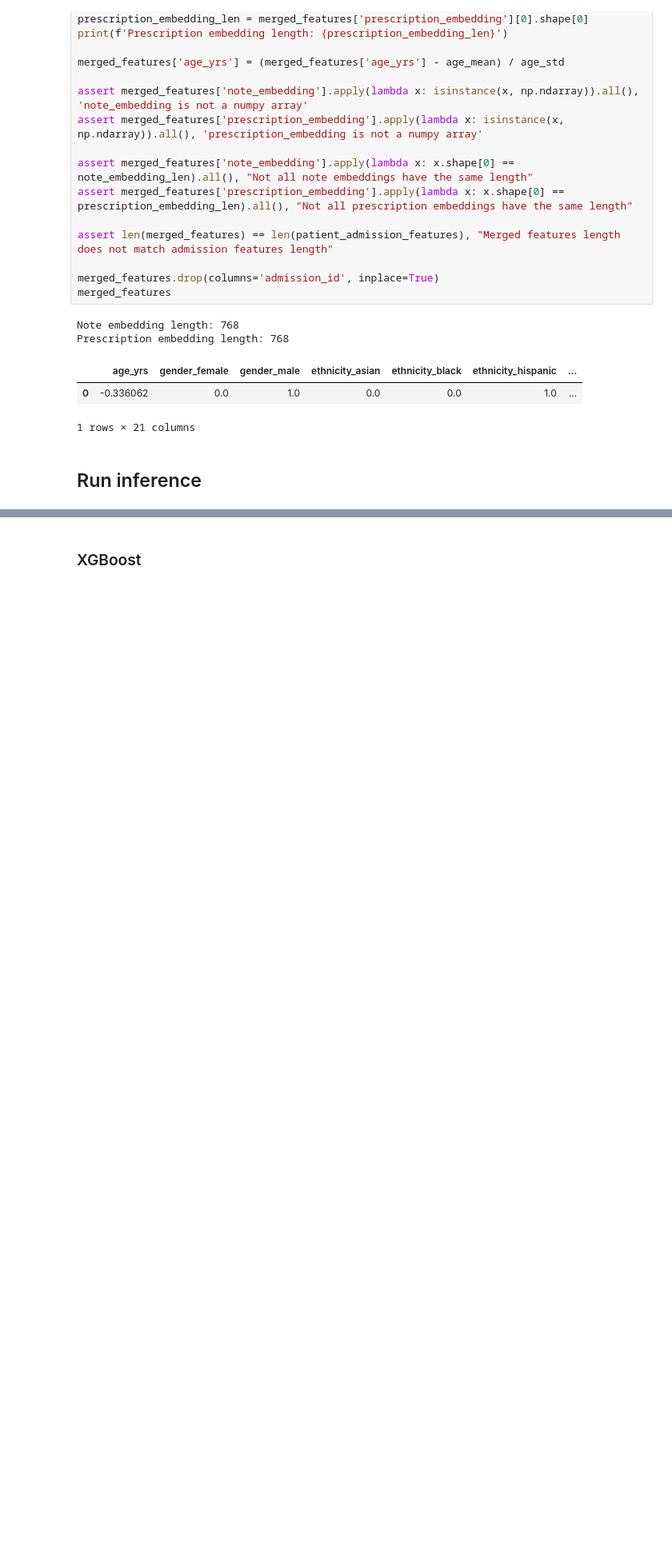
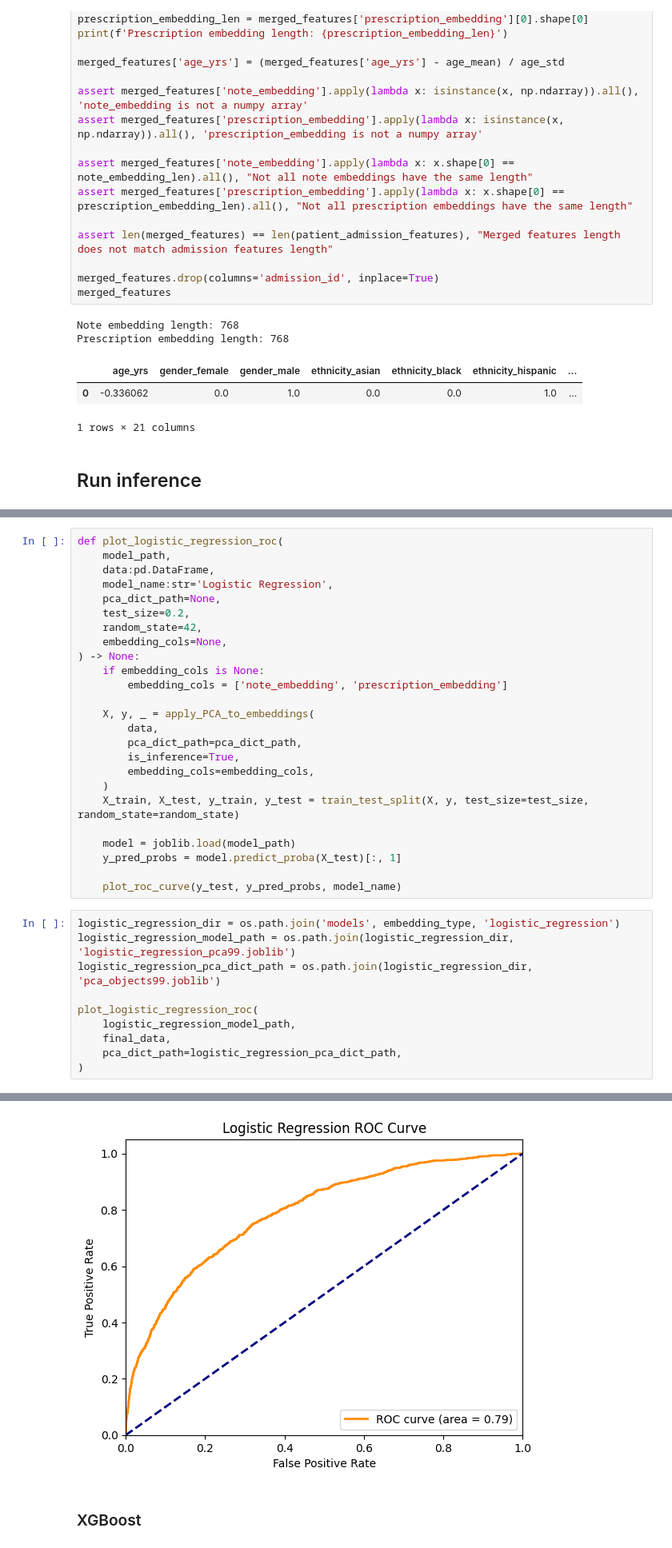
Before and after one commit to TylerAnderton/DeepRiskICU, a Jupyter notebook: ml-training/long_context.ipynb, the cells around one changed output, grey strips where cells are left out. Shown at 80% size. Drawn from its saved outputs; the diff is of its cells as text; blank space fills up the shorter version.

Commit message:
added logistic regression ROC plot

```diff
--- a/ml-training/long_context.ipynb
+++ b/ml-training/long_context.ipynb
@@ -3198,0 +3264,36 @@ Prescription embedding length: 768
+# %%
+def plot_logistic_regression_roc(
+    model_path,
+    data:pd.DataFrame,
+    model_name:str='Logistic Regression',
+    pca_dict_path=None,
+    test_size=0.2,
+    random_state=42,
+    embedding_cols=None,
+) -> None:
+    if embedding_cols is None:
+        embedding_cols = ['note_embedding', 'prescription_embedding']
+
+    X, y, _ = apply_PCA_to_embeddings(
+        data,
+        pca_dict_path=pca_dict_path,
+        is_inference=True,
+        embedding_cols=embedding_cols,
+    )
+    X_train, X_test, y_train, y_test = train_test_split(X, y, test_size=test_size, random_state=random_state)
+
+    model = joblib.load(model_path)
+    y_pred_probs = model.predict_proba(X_test)[:, 1]
+
+    plot_roc_curve(y_test, y_pred_probs, model_name)
+# %%
+logistic_regression_dir = os.path.join('models', embedding_type, 'logistic_regression')
+logistic_regression_model_path = os.path.join(logistic_regression_dir, 'logistic_regression_pca99.joblib')
+logistic_regression_pca_dict_path = os.path.join(logistic_regression_dir, 'pca_objects99.joblib')
+
+plot_logistic_regression_roc(
+    logistic_regression_model_path,
+    final_data,
+    pca_dict_path=logistic_regression_pca_dict_path,
+)
+# %% [output]
@@ -3199,2 +3303,3 @@ Prescription embedding length: 768
+[figure, added]
 # %% [markdown]
 ### XGBoost
```
Also changed, not shown: parts of 7 cells of this notebook, 1 other file.
